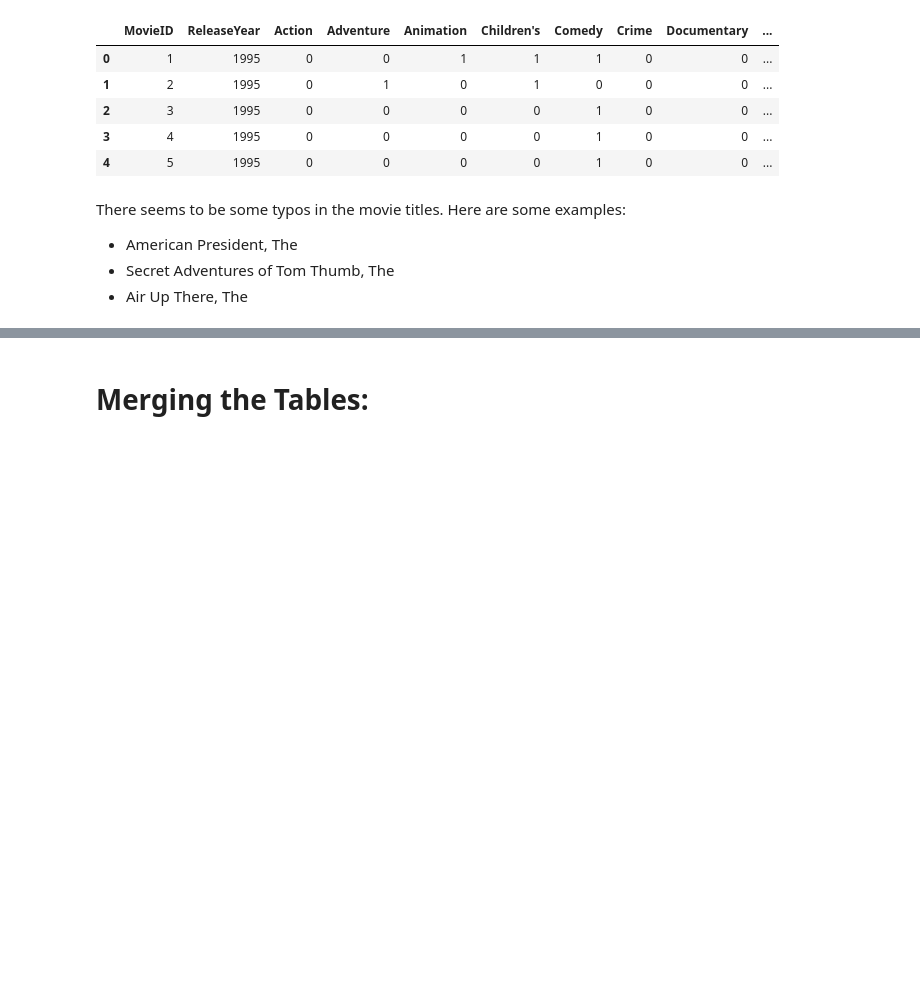
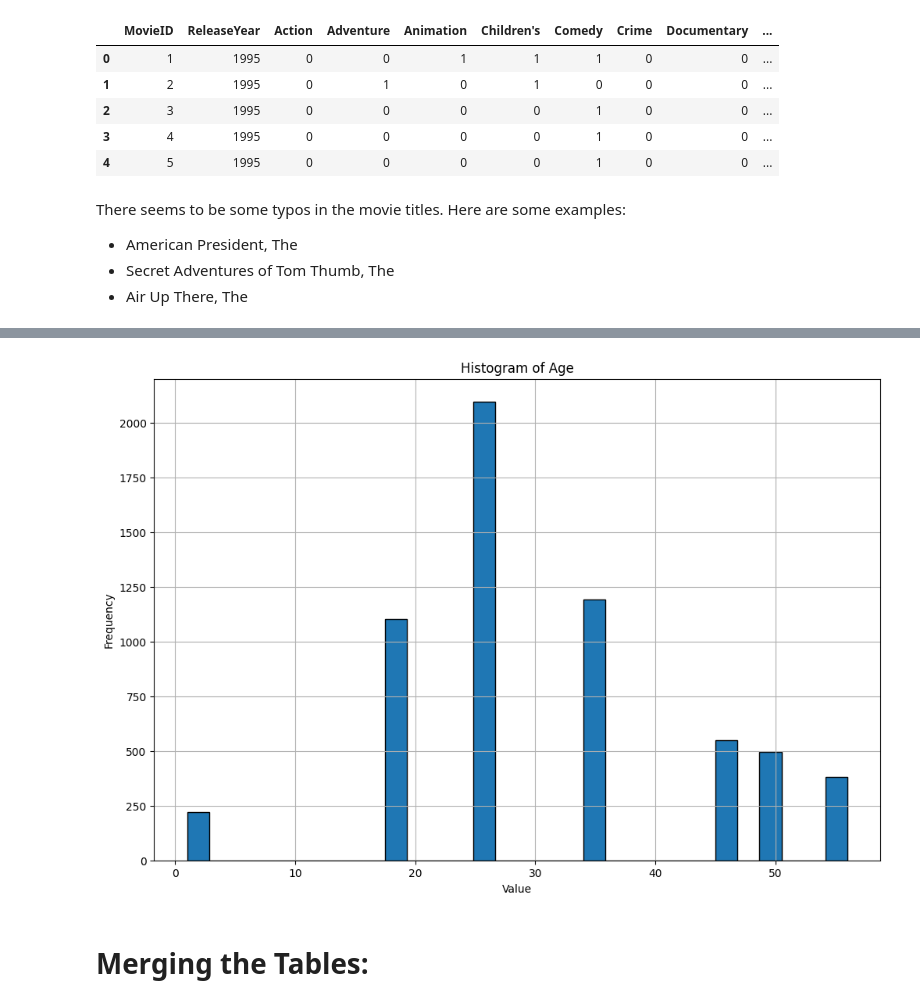
Before and after one commit to squink2002/Movie-Recommendation-System-Project, a Jupyter notebook: code/movie_recommendation_system.ipynb, the cells around one changed output, grey strips where cells are left out. Cells and saved outputs as stored; diff of their text form; code cells hidden in the pictures; blank space fills up the shorter version.

Commit message:
user-user + item-item similarity matrix complete

```diff
--- a/code/movie_recommendation_system.ipynb
+++ b/code/movie_recommendation_system.ipynb
@@ -285,4 +305,4 @@ This dataframe was pretty straightforward to clean. Let's move on to the last on
 # %%
 # Cleaning the 'Zip-code' column and converting it to type int:
 users['Zip-code'] = users['Zip-code'].str.replace(r'-', '', regex= True)
-users['Zip-code'].astype(int)
+users['Zip-code'] = users['Zip-code'].astype(int)
@@ -415,3 +485,7 @@ There seems to be some typos in the movie titles. Here are some examples:
+# %%
+plot_histogram(users, 'Age')
+# %% [output]
+[figure, added]
 # %% [markdown]
 # Merging the Tables:
 # %%
```
Also changed, not shown: parts of 31 cells of this notebook.
